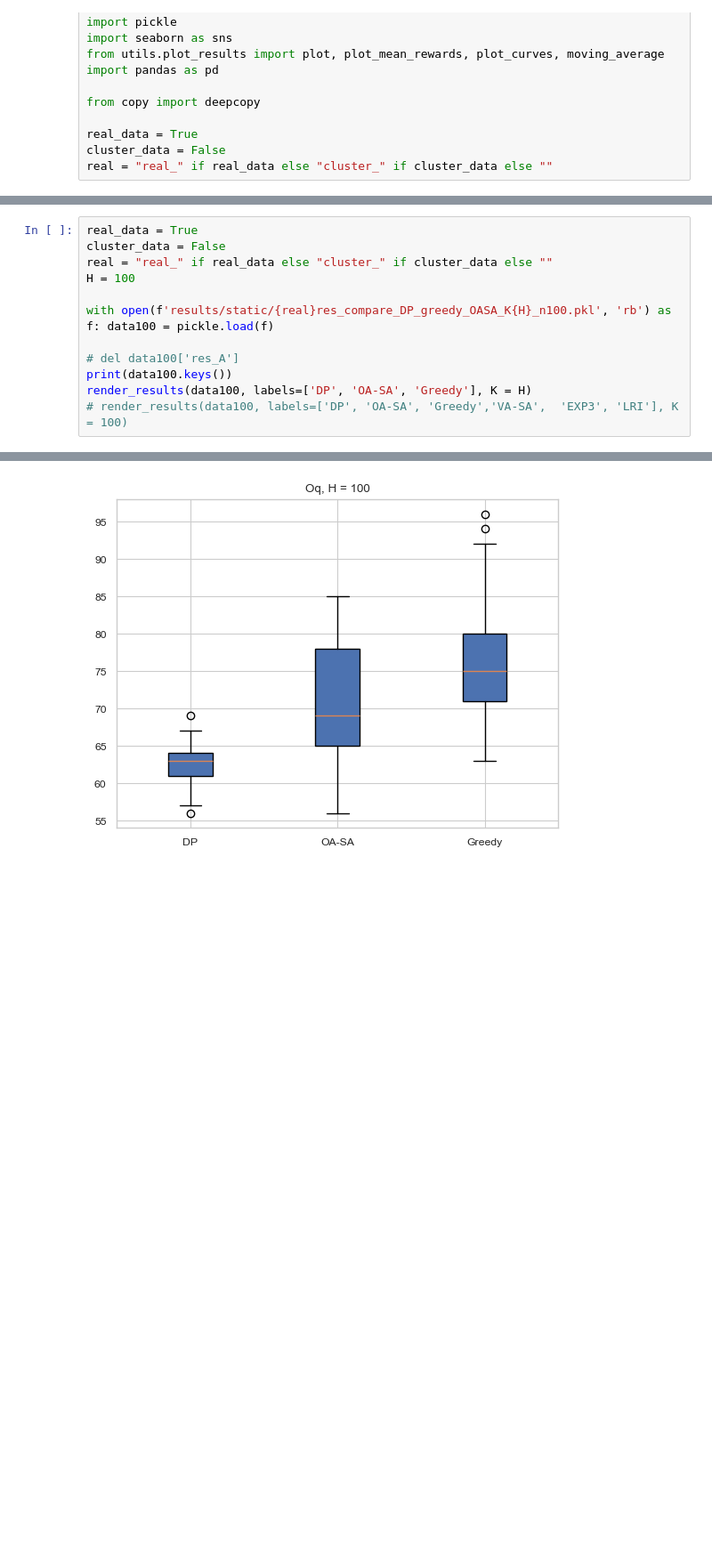
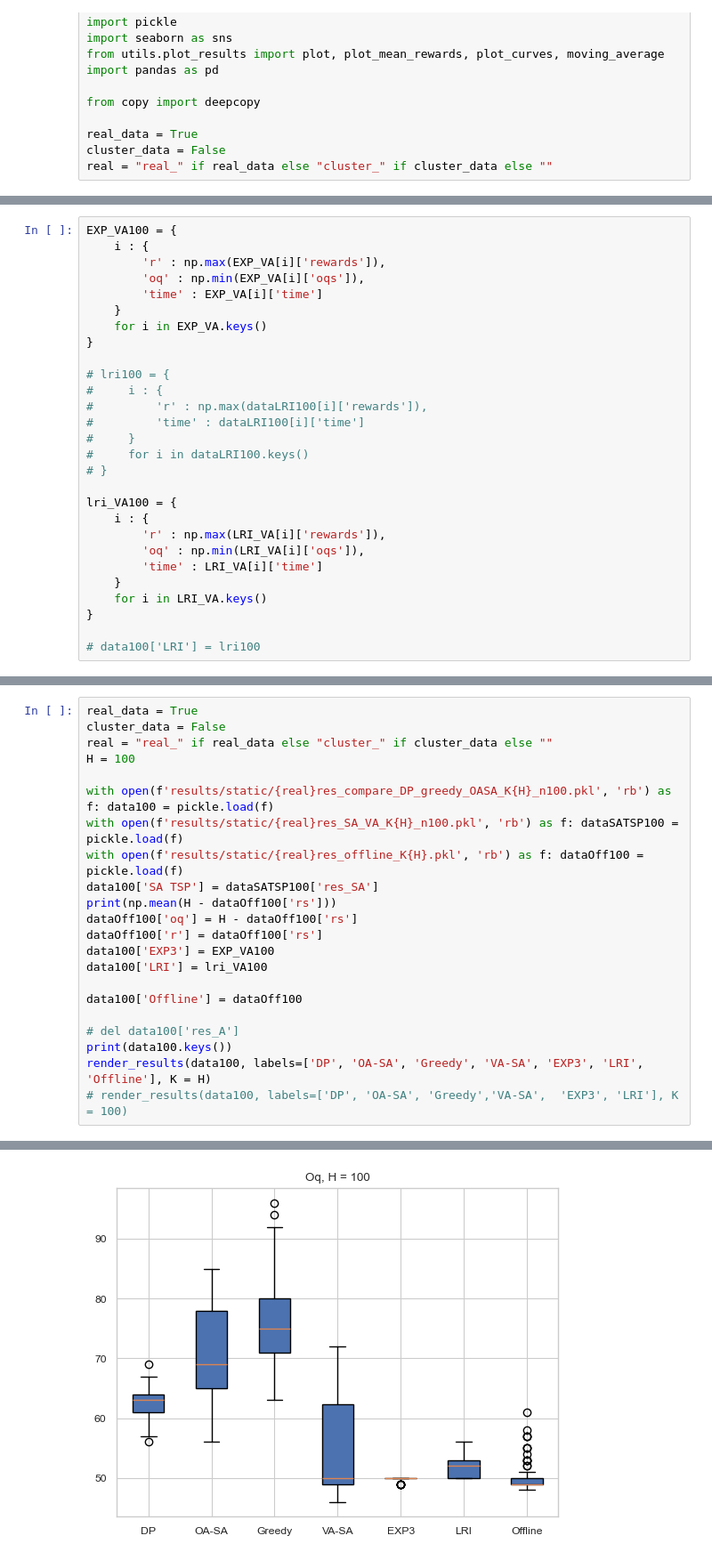
Before and after one commit to Farid-Najar/DynamicQVRP, a Jupyter notebook: results_static.ipynb, the cells around one changed output, grey strips where cells are left out. Shown at 89% size. Saved outputs shown, nothing was run; the diff lists cells and outputs as text; blank space fills up the shorter version.

Commit message:
real experiments for static

```diff
--- a/results_static.ipynb
+++ b/results_static.ipynb
@@ -28,3 +35,31 @@ Text(0.5, 1.0, 'Evolution of the average best reward by EXP3, d = 100')
+# %%
+EXP_VA100 = {
+    i : {
+        'r' : np.max(EXP_VA[i]['rewards']),
+        'oq' : np.min(EXP_VA[i]['oqs']),
+        'time' : EXP_VA[i]['time']
+    }
+    for i in EXP_VA.keys()
+}
+
+# lri100 = {
+#     i : {
+#         'r' : np.max(dataLRI100[i]['rewards']),
+#         'time' : dataLRI100[i]['time']
+#     }
+#     for i in dataLRI100.keys()
+# }
+
+lri_VA100 = {
+    i : {
+        'r' : np.max(LRI_VA[i]['rewards']),
+        'oq' : np.min(LRI_VA[i]['oqs']),
+        'time' : LRI_VA[i]['time']
+    }
+    for i in LRI_VA.keys()
+}
+
+# data100['LRI'] = lri100
 # %%
 
 def render_results(data, labels=None, K = 50):
@@ -134,9 +182,19 @@ real = "real_" if real_data else "cluster_" if cluster_data else ""
 H = 100
 
 with open(f'results/static/{real}res_compare_DP_greedy_OASA_K{H}_n100.pkl', 'rb') as f: data100 = pickle.load(f)
+with open(f'results/static/{real}res_SA_VA_K{H}_n100.pkl', 'rb') as f: dataSATSP100 = pickle.load(f)
+with open(f'results/static/{real}res_offline_K{H}.pkl', 'rb') as f: dataOff100 = pickle.load(f)
+data100['SA TSP'] = dataSATSP100['res_SA']
+print(np.mean(H - dataOff100['rs']))
+dataOff100['oq'] = H - dataOff100['rs']
+dataOff100['r'] = dataOff100['rs']
+data100['EXP3'] = EXP_VA100
+data100['LRI'] = lri_VA100
+
+data100['Offline'] = dataOff100
 
 # del data100['res_A']
 print(data100.keys())
-render_results(data100, labels=['DP', 'OA-SA', 'Greedy'], K = H)
+render_results(data100, labels=['DP', 'OA-SA', 'Greedy', 'VA-SA', 'EXP3', 'LRI', 'Offline'], K = H)
 # render_results(data100, labels=['DP', 'OA-SA', 'Greedy','VA-SA',  'EXP3', 'LRI'], K = 100)
 # %% [output]
@@ -151 +209 @@ dict_keys(['res_DP', 'res_SA', 'res_greedy'])
-[figure, old version]
+[figure, new version]
```
Also changed, not shown: parts of 3 cells of this notebook, 16 other files.
